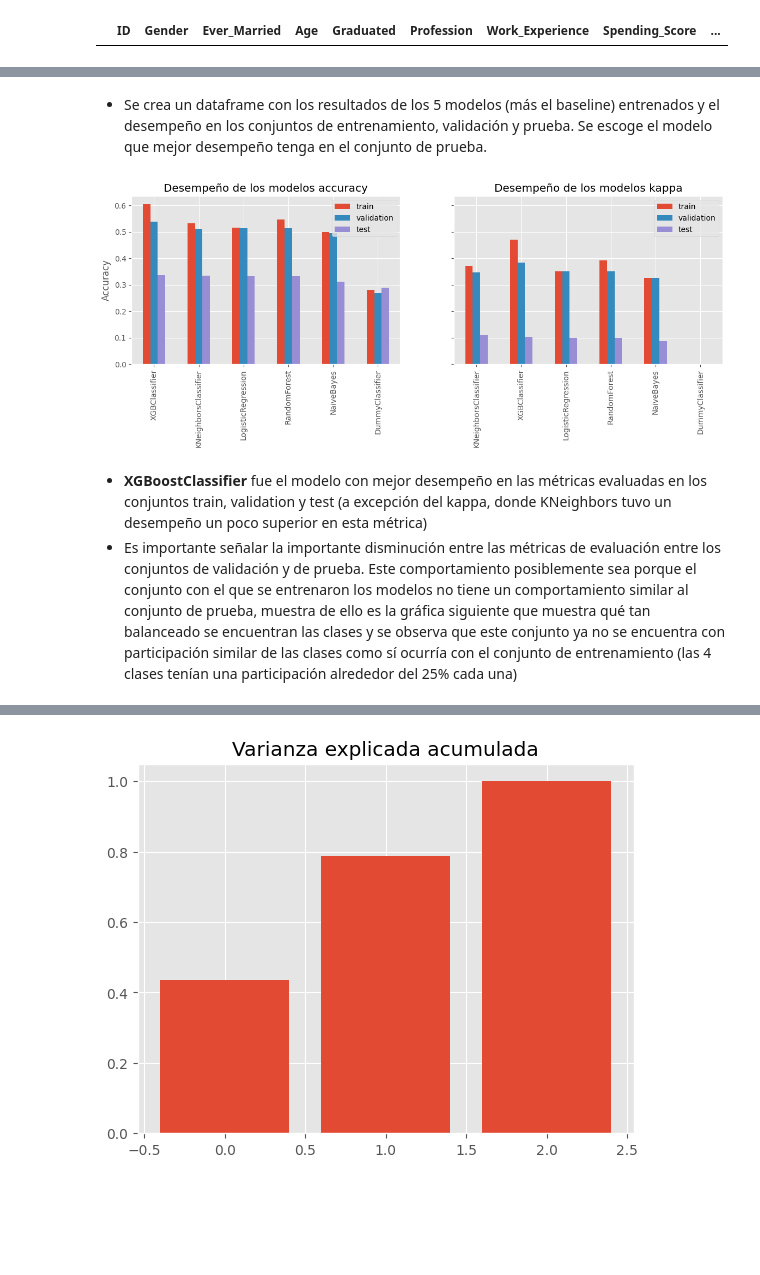
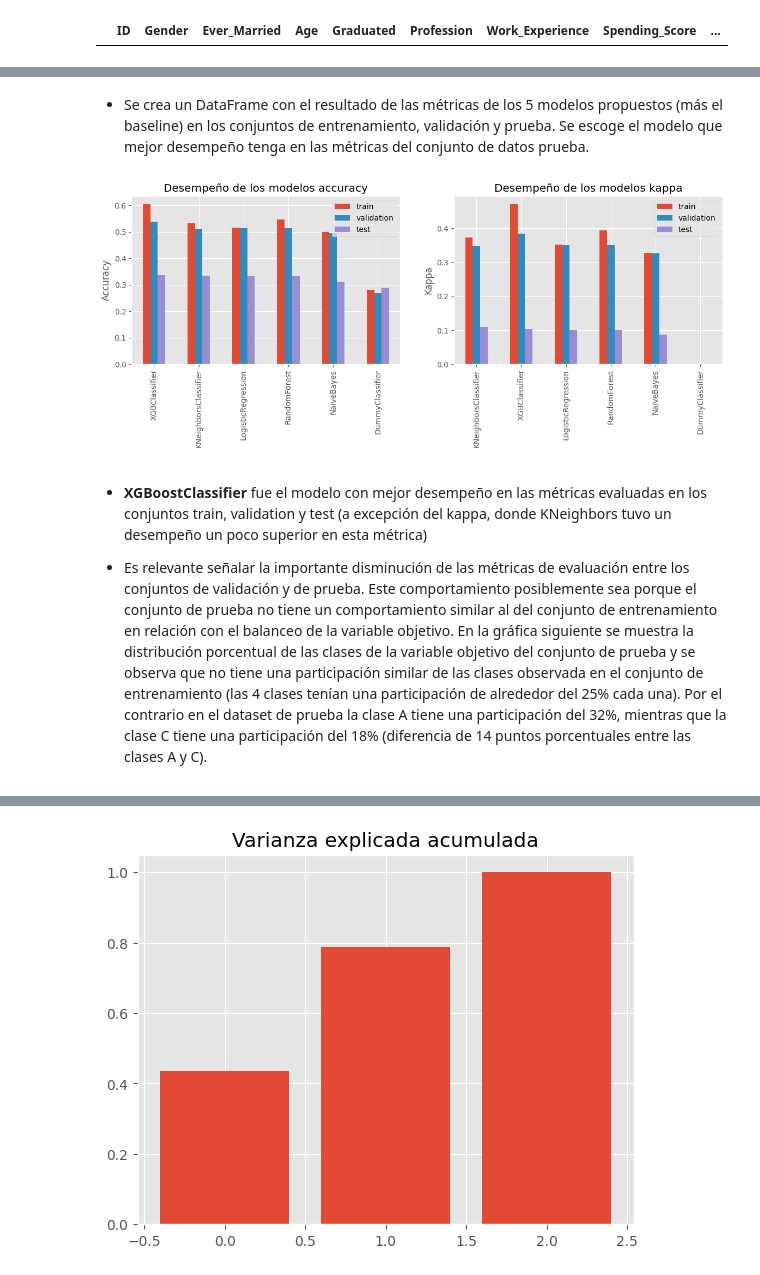
Before and after one commit to maryyuliana/fundamentos_I, a Jupyter notebook: Proyecto.ipynb, the cells around one changed output, grey strips where cells are left out. Drawn from its saved outputs; the diff is of its cells as text; code cells hidden in the pictures; blank space fills up the shorter version.

```diff
--- a/Proyecto.ipynb
+++ b/Proyecto.ipynb
@@ -518,9 +665,0 @@ xgb_grid_params = {'model__learning_rate': [0.01,0.03,0.1,],
-# %%
-## RandomForest // NO CORRER DEMORA ALREDEDOR DE 10 MIN ENTRENANDO - ES MEJOR CARGAR EL JOBLIB YA ENTRENADO
-rf_gs = GridSearchCV(clone(pl_dict.get('RandomForest')), rf_grid_params, n_jobs = -4, cv = 5, scoring = 'accuracy')
-rf_gs.fit(X_train, y_train)
-rf_model = clone(pl_dict.get('RandomForest')).set_params(**rf_gs.best_params_) # Se entrena de nuevo el modelo ya con los hiperparámetros óptimos obtenidos con GridSearchCV
-rf_model.fit(X_train, y_train)
-ClfScores(rf_model,X_train, y_train, X_val, y_val)
-## Guardar el modelo entrenado
-# joblib.dump(rf_model, 'RF_pl_04122023.joblib')
@@ -604,9 +665,0 @@ Recall test  :  [0.44611529 0.24409449 0.63395225 0.70352941]
-# %%
-## XGBClassifier // NO CORRER DEMORA ALREDEDOR DE 30 MIN ENTRENANDO - ES MEJOR CARGAR EL JOBLIB YA ENTRENADO
-xgb_gs = GridSearchCV(clone(pl_dict.get('XGBClassifier')), xgb_grid_params, n_jobs = -4, cv = 5, scoring = 'accuracy')
-xgb_gs.fit(X_train, y_train)
-xgb_model = clone(pl_dict.get('XGBClassifier')).set_params(**xgb_gs.best_params_)
-xgb_model.fit(X_train, y_train)
-ClfScores(xgb_model,X_train, y_train, X_val, y_val)
-## Guardar el modelo entrenado
-# joblib.dump(xgb_model, 'XGB_pl_04122023.joblib')
@@ -626,5 +666,5 @@ Recall test  :  [0.49373434 0.29658793 0.58090186 0.76470588]
 # %% [markdown]
-* Se crea un dataframe con los resultados de los 5 modelos (más el baseline) entrenados y el desempeño en los conjuntos de entrenamiento, validación y prueba. Se escoge el modelo que mejor desempeño tenga en el conjunto de prueba.
+* Se crea un DataFrame con el resultado de las métricas de los 5 modelos propuestos (más el baseline) en los conjuntos de entrenamiento, validación y prueba. Se escoge el modelo que mejor desempeño tenga en las métricas del conjunto de datos prueba.
 # %%
 kappa_resulados = {
     'DummyClassifier':
@@ -666,38 +706,39 @@ accuracy_resultados = {
     'RandomForest':
            {'train' : accuracy_score(y_train, rf_saved.predict(X_train)),
              'validation' : accuracy_score(y_val, lr_model.predict(X_val)),
              'test' : accuracy_score(y_test, lr_model.predict(X_test)),},
     'KNeighborsClassifier':
            {'train' : accuracy_score(y_train, kn_model.predict(X_train)),
              'validation' : accuracy_score(y_val, kn_model.predict(X_val)),
              'test' : accuracy_score(y_test, kn_model.predict(X_test)),},
     'NaiveBayes':
            {'train' : accuracy_score(y_train, nb_model.predict(X_train)),
              'validation' : accuracy_score(y_val, nb_model.predict(X_val)),
              'test' : accuracy_score(y_test, nb_model.predict(X_test)),},
     'XGBClassifier':
             {'train' : accuracy_score(y_train, xgb_saved.predict(X_train)),
              'validation' : accuracy_score(y_val, xgb_saved.predict(X_val)),
              'test' : accuracy_score(y_test, xgb_saved.predict(X_test)),},
 }
 
 accuracy_models = pd.DataFrame(accuracy_resultados)
 kappa_models = pd.DataFrame(kappa_resulados)
 
 
-fig, (ax0, ax1) = plt.subplots(1,2, figsize = (14,4), sharey = True)
+fig, (ax0, ax1) = plt.subplots(1,2, figsize = (14,4))
 accuracy_models.T.sort_values(by = ['test','validation'], ascending = False).plot(kind = 'bar', ax = ax0)
 kappa_models.T.sort_values(by = ['test','validation'], ascending = False).plot(kind = 'bar', ax = ax1)
 ax0.set_title('Desempeño de los modelos accuracy')
 ax0.set_ylabel('Accuracy')
 ax1.set_title('Desempeño de los modelos kappa')
 ax1.set_ylabel('Kappa')
 plt.show()
 # %% [output]
-[figure, old version]
+[figure, new version]
 # %% [markdown]
 - **XGBoostClassifier** fue el modelo con mejor desempeño en las métricas evaluadas en los conjuntos train, validation y test (a excepción del kappa, donde KNeighbors tuvo un desempeño un poco superior en esta métrica)
-- Es importante señalar la importante disminución entre las métricas de evaluación entre los conjuntos de validación y de prueba. Este comportamiento posiblemente sea porque el conjunto con el que se entrenaron los modelos no tiene un comportamiento similar al conjunto de prueba, muestra de ello es la gráfica siguiente que muestra qué tan balanceado se encuentran las clases y se observa que este conjunto ya no se encuentra con participación similar de las clases como sí ocurría con el conjunto de entrenamiento (las 4 clases tenían una participación alrededor del 25% cada una)
+
+- Es relevante señalar la importante disminución de las métricas de evaluación entre los conjuntos de validación y de prueba. Este comportamiento posiblemente sea porque el conjunto de prueba no tiene un comportamiento similar al del conjunto de entrenamiento en relación con el balanceo de la variable objetivo. En la gráfica siguiente se muestra la distribución porcentual de las clases de la variable objetivo del conjunto de prueba y se observa que no tiene una participación similar de las clases observada en el conjunto de entrenamiento (las 4 clases tenían una participación de alrededor del 25% cada una). Por el contrario en el dataset de prueba la clase A tiene una participación del 32%, mientras que la clase C tiene una participación del 18% (diferencia de 14 puntos porcentuales entre las clases A y C).
 # %%
 ax = df_test.Segmentation.value_counts(normalize = True).sort_index().plot( kind = 'bar')
 ax.get_yaxis().set_visible(False)
```
Also changed, not shown: parts of 92 cells of this notebook.
